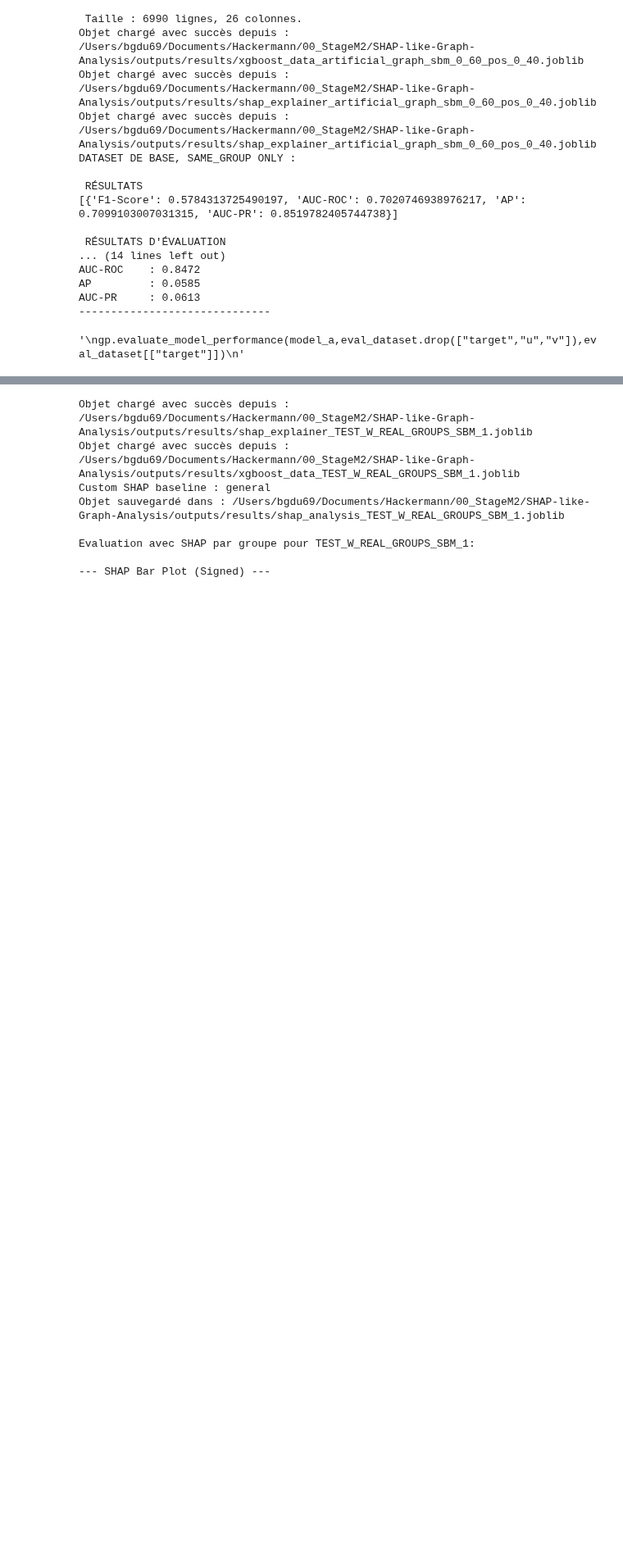
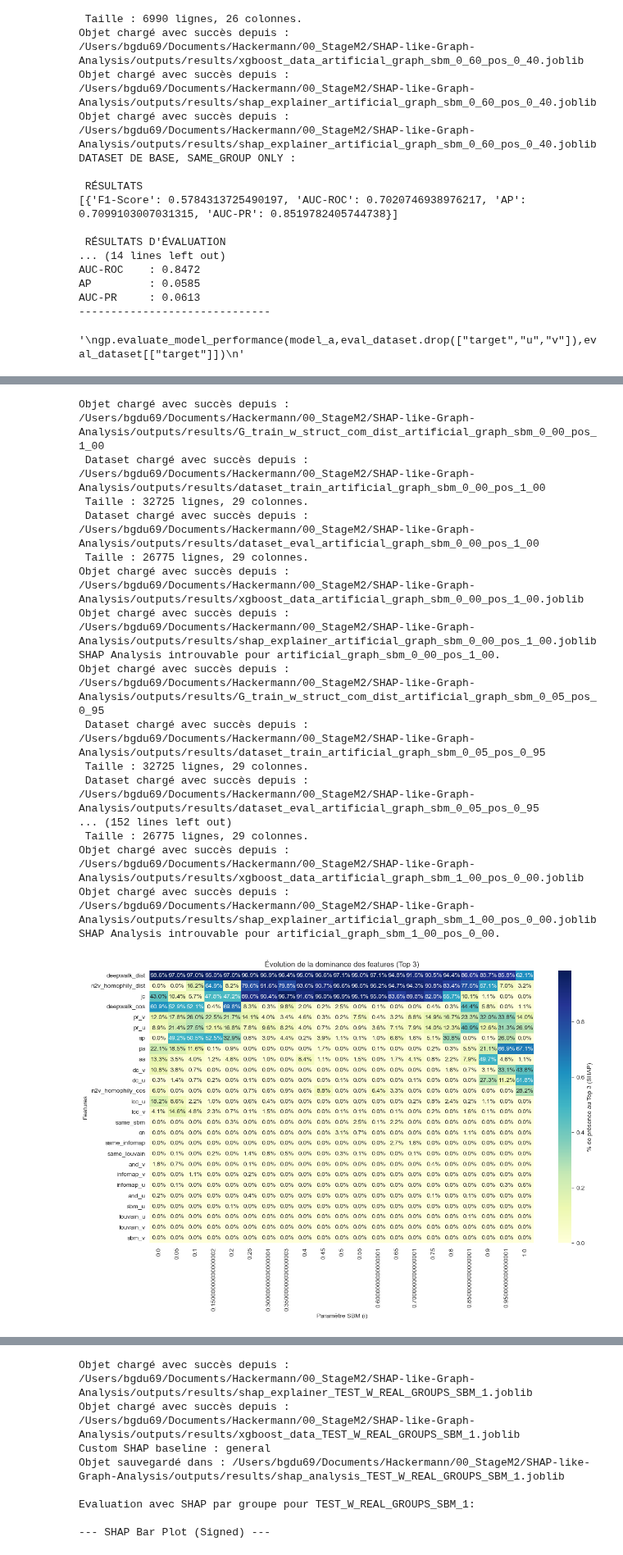
Before and after one commit to DeankoontzG/SHAP-like-Graph-Analysis, a Jupyter notebook: Performance_Analysis.ipynb, the cells around one changed output, grey strips where cells are left out. Shown at 82% size. Saved outputs shown, nothing was run; the diff lists cells and outputs as text; code cells hidden in the pictures; blank space fills up the shorter version.

```diff
--- a/Performance_Analysis.ipynb
+++ b/Performance_Analysis.ipynb
@@ -1034,0 +1135,78 @@ Objet chargé avec succès depuis : /Users/bgdu69/Documents/Hackermann/00_StageM
+# %%
+def plot_feature_importance_heatmap(df_results, output_filename="heatmap_shap_percentage_presence_top_k.png"):
+    """
+    Génère une heatmap dynamique selon le ratio présent dans le DataFrame.
+    """
+    ratio_col = [c for c in df_results.columns if '_ratio' in c][0]
+    k_val = ratio_col.replace('top', '').replace('_ratio', '')
+
+    heatmap_data = df_results.pivot(index='feature', columns='sbm_param', values=ratio_col)
+
+    heatmap_data['avg'] = heatmap_data.mean(axis=1)
+    heatmap_data = heatmap_data.sort_values('avg', ascending=False).drop(columns='avg')
+
+    plt.figure(figsize=(14, 8))
+    sns.heatmap(heatmap_data,
+                annot=True,
+                fmt=".1%",
+                cmap="YlGnBu",
+                cbar_kws={'label': f'% de présence au Top {k_val} (SHAP)'})
+
+    plt.title(f"Évolution de la dominance des features (Top {k_val})")
+    plt.xlabel("Paramètre SBM (i)")
+    plt.ylabel("Features")
+
+    os.makedirs("outputs/plots", exist_ok=True)
+    plt.savefig(f"outputs/plots/{output_filename}", dpi=300, bbox_inches='tight')
+    plt.show()
+
+
+results_list = []
+k_target = 3
+
+for i in np.arange(0, 1.05, 0.05):
+    sbm_val = f"{i:.2f}"
+    pos_val = f"{1-i:.2f}"
+    G_name = f"artificial_graph_sbm_{sbm_val.replace('.', '_')}_pos_{pos_val.replace('.', '_')}"
+
+    try:
+        _, _, _, xgboost_data, shap_explainer, _ = gp.load_all_data_for_graph(G_name)
+        vals = shap_explainer.values
+        if isinstance(vals, list): vals = vals[1]
+
+        df_ranks = gp.calculate_feature_rankings(vals, xgboost_data['X_test'].columns, top_k=k_target, plot=False)
+
+        top_k_sum = df_ranks.iloc[0:k_target, :].sum(axis=0)
+
+        for feat_name, val in top_k_sum.items():
+            results_list.append({
+                'sbm_param': i,
+                'feature': feat_name,
+                f'top{k_target}_ratio': val / 100
+            })
+
+    except Exception as e:
+        print(f"Skipping {G_name} due to error: {e}")
+
+df_shap_rankings = pd.DataFrame(results_list)
+
+plot_feature_importance_heatmap(df_shap_rankings)
+# %% [output]
+Objet chargé avec succès depuis : /Users/bgdu69/Documents/Hackermann/00_StageM2/SHAP-like-Graph-Analysis/outputs/results/G_train_w_struct_com_dist_artificial_graph_sbm_0_00_pos_1_00
+ Dataset chargé avec succès depuis : /Users/bgdu69/Documents/Hackermann/00_StageM2/SHAP-like-Graph-Analysis/outputs/results/dataset_train_artificial_graph_sbm_0_00_pos_1_00
+ Taille : 32725 lignes, 29 colonnes.
+ Dataset chargé avec succès depuis : /Users/bgdu69/Documents/Hackermann/00_StageM2/SHAP-like-Graph-Analysis/outputs/results/dataset_eval_artificial_graph_sbm_0_00_pos_1_00
+ Taille : 26775 lignes, 29 colonnes.
+Objet chargé avec succès depuis : /Users/bgdu69/Documents/Hackermann/00_StageM2/SHAP-like-Graph-Analysis/outputs/results/xgboost_data_artificial_graph_sbm_0_00_pos_1_00.joblib
+Objet chargé avec succès depuis : /Users/bgdu69/Documents/Hackermann/00_StageM2/SHAP-like-Graph-Analysis/outputs/results/shap_explainer_artificial_graph_sbm_0_00_pos_1_00.joblib
+SHAP Analysis introuvable pour artificial_graph_sbm_0_00_pos_1_00.
+Objet chargé avec succès depuis : /Users/bgdu69/Documents/Hackermann/00_StageM2/SHAP-like-Graph-Analysis/outputs/results/G_train_w_struct_com_dist_artificial_graph_sbm_0_05_pos_0_95
+ Dataset chargé avec succès depuis : /Users/bgdu69/Documents/Hackermann/00_StageM2/SHAP-like-Graph-Analysis/outputs/results/dataset_train_artificial_graph_sbm_0_05_pos_0_95
+ Taille : 32725 lignes, 29 colonnes.
+ Dataset chargé avec succès depuis : /Users/bgdu69/Documents/Hackermann/00_StageM2/SHAP-like-Graph-Analysis/outputs/results/dataset_eval_artificial_graph_sbm_0_05_pos_0_95
+... (152 lines left out)
+ Taille : 26775 lignes, 29 colonnes.
+Objet chargé avec succès depuis : /Users/bgdu69/Documents/Hackermann/00_StageM2/SHAP-like-Graph-Analysis/outputs/results/xgboost_data_artificial_graph_sbm_1_00_pos_0_00.joblib
+Objet chargé avec succès depuis : /Users/bgdu69/Documents/Hackermann/00_StageM2/SHAP-like-Graph-Analysis/outputs/results/shap_explainer_artificial_graph_sbm_1_00_pos_0_00.joblib
+SHAP Analysis introuvable pour artificial_graph_sbm_1_00_pos_0_00.
+[figure, added]
```
Also changed, not shown: parts of 20 cells of this notebook, 2 other files.
